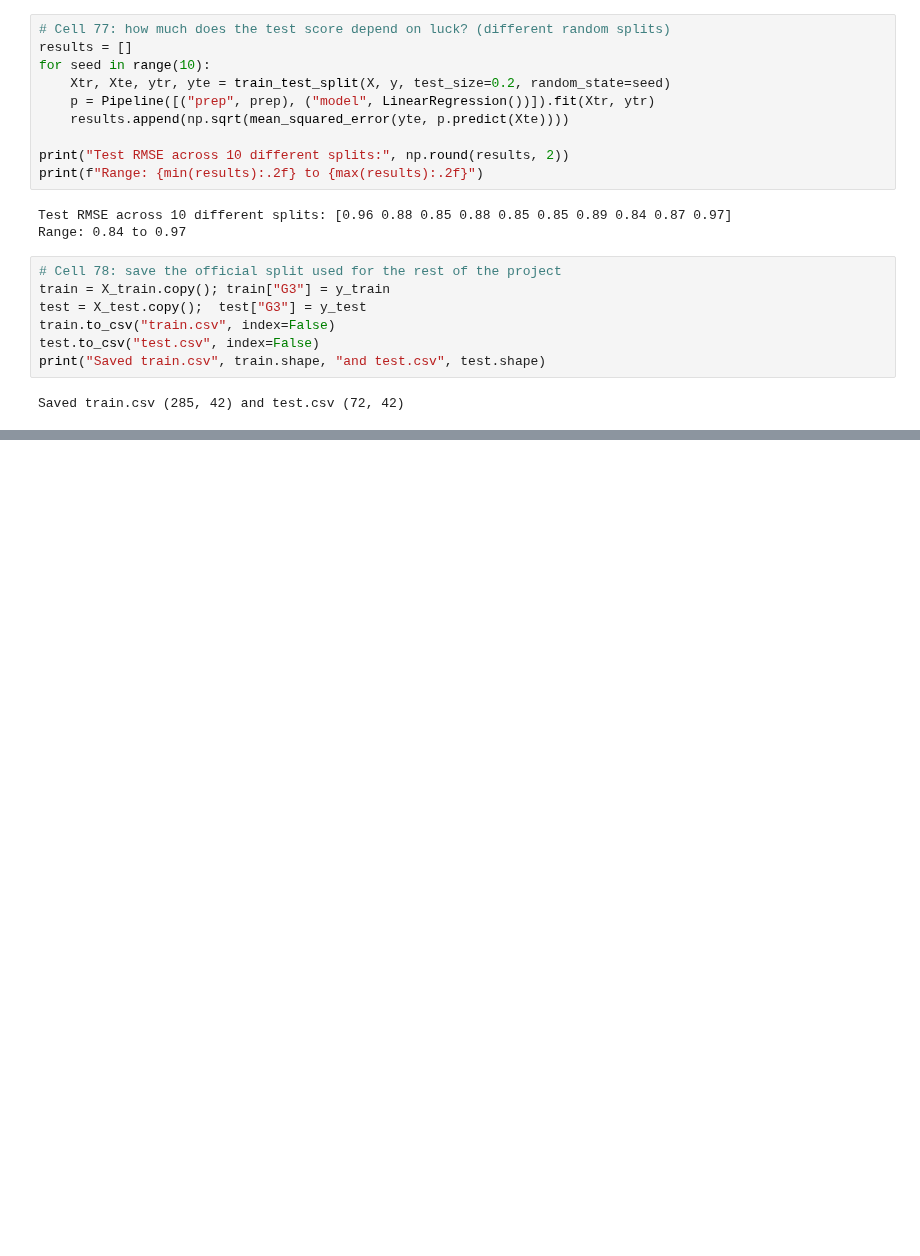
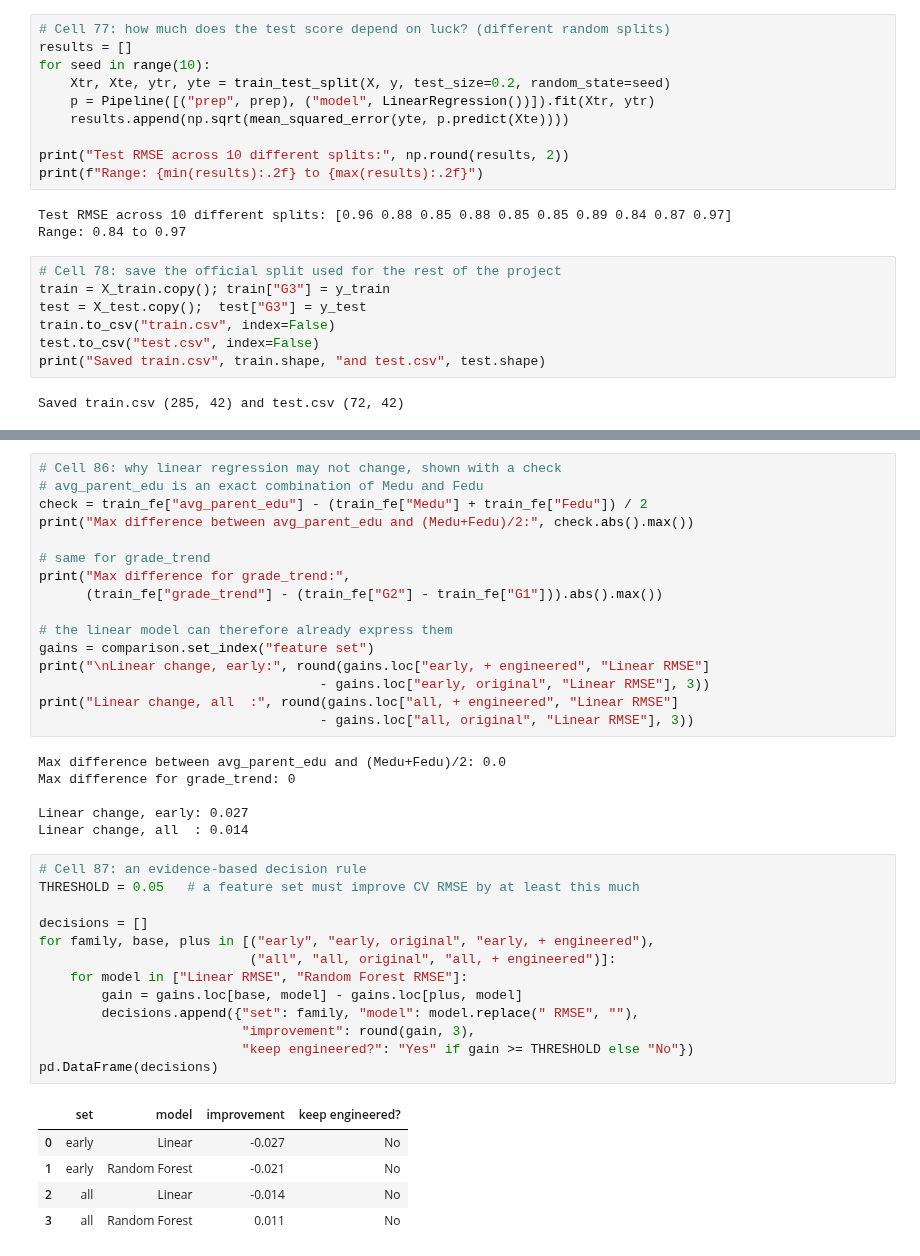
Before and after one commit to buntyedutainer/student-performance-ai, a Jupyter notebook: project.ipynb, the cells around one changed output, grey strips where cells are left out. Cells and saved outputs as stored; diff of their text form; blank space fills up the shorter version.

```diff
--- a/project.ipynb
+++ b/project.ipynb
@@ -1367,0 +1508,41 @@ Saved train.csv (285, 42) and test.csv (72, 42)
+# %%
+# Cell 86: why linear regression may not change, shown with a check
+# avg_parent_edu is an exact combination of Medu and Fedu
+check = train_fe["avg_parent_edu"] - (train_fe["Medu"] + train_fe["Fedu"]) / 2
+print("Max difference between avg_parent_edu and (Medu+Fedu)/2:", check.abs().max())
+
+# same for grade_trend
+print("Max difference for grade_trend:",
+      (train_fe["grade_trend"] - (train_fe["G2"] - train_fe["G1"])).abs().max())
+
+# the linear model can therefore already express them
+gains = comparison.set_index("feature set")
+print("\nLinear change, early:", round(gains.loc["early, + engineered", "Linear RMSE"]
+                                    - gains.loc["early, original", "Linear RMSE"], 3))
+print("Linear change, all  :", round(gains.loc["all, + engineered", "Linear RMSE"]
+                                    - gains.loc["all, original", "Linear RMSE"], 3))
+# %% [output]
+Max difference between avg_parent_edu and (Medu+Fedu)/2: 0.0
+Max difference for grade_trend: 0
+
+Linear change, early: 0.027
+Linear change, all  : 0.014
+# %%
+# Cell 87: an evidence-based decision rule
+THRESHOLD = 0.05   # a feature set must improve CV RMSE by at least this much
+
+decisions = []
+for family, base, plus in [("early", "early, original", "early, + engineered"),
+                           ("all", "all, original", "all, + engineered")]:
+    for model in ["Linear RMSE", "Random Forest RMSE"]:
+        gain = gains.loc[base, model] - gains.loc[plus, model]
+        decisions.append({"set": family, "model": model.replace(" RMSE", ""),
+                          "improvement": round(gain, 3),
+                          "keep engineered?": "Yes" if gain >= THRESHOLD else "No"})
+pd.DataFrame(decisions)
+# %% [output]
+|  | set | model | improvement | keep engineered? |
+| 0 | early | Linear | -0.027 | No |
+| 1 | early | Random Forest | -0.021 | No |
+| 2 | all | Linear | -0.014 | No |
+| 3 | all | Random Forest | 0.011 | No |
```
Also changed, not shown: parts of 8 cells of this notebook.
